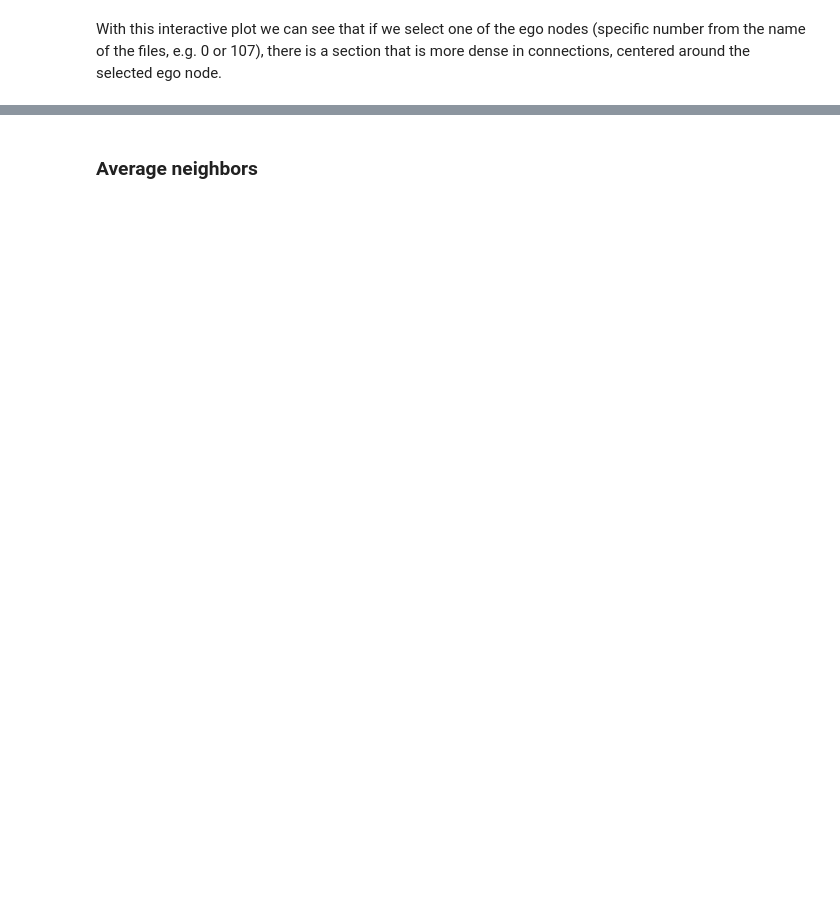
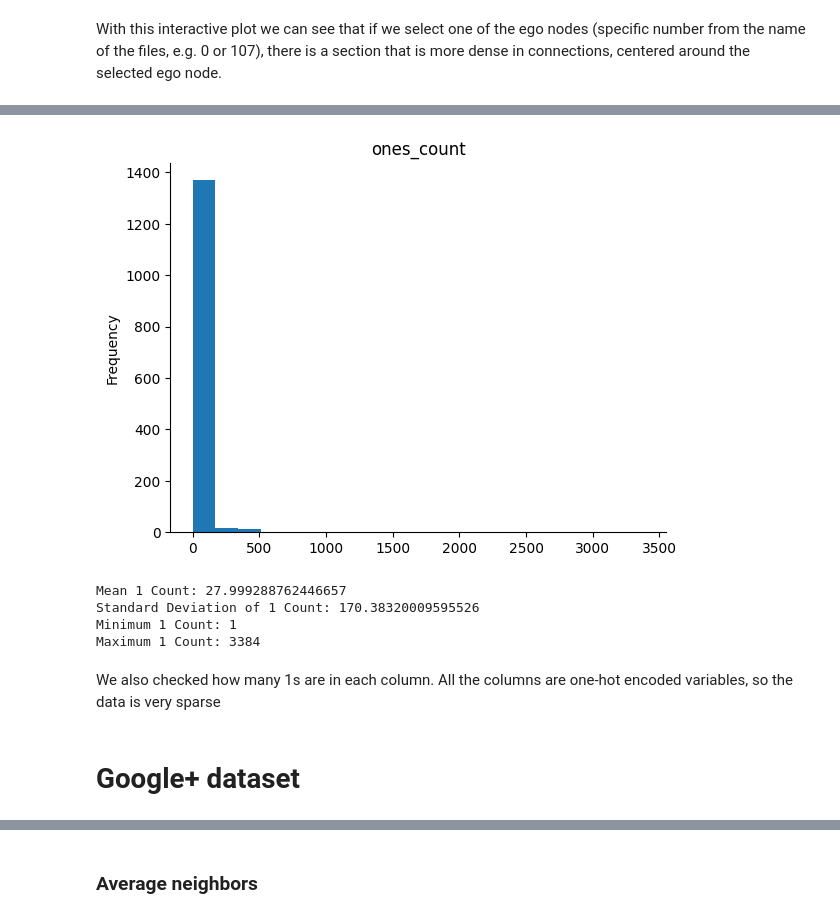
Before and after one commit to dszarvas/coNNect, a Jupyter notebook: coNNect.ipynb, the cells around one changed output, grey strips where cells are left out. Cells and saved outputs as stored; diff of their text form; code cells hidden in the pictures; blank space fills up the shorter version.

```diff
--- a/coNNect.ipynb
+++ b/coNNect.ipynb
@@ -247,0 +541,28 @@ With this interactive plot we can see that if we select one of the ego nodes (sp
+# %%
+# @title ones_count
+
+from matplotlib import pyplot as plt
+column_ones_count['ones_count'].plot(kind='hist', bins=20, title='ones_count')
+plt.gca().spines[['top', 'right',]].set_visible(False)
+# %% [output]
+[figure, added]
+# %%
+mean_neighbor_count = column_ones_count_fb['ones_count'].mean()
+std_neighbor_count = column_ones_count_fb['ones_count'].std()
+min_neighbor_count = column_ones_count_fb['ones_count'].min()
+max_neighbor_count = column_ones_count_fb['ones_count'].max()
+
+
+print(f"Mean 1 Count: {mean_neighbor_count}")
+print(f"Standard Deviation of 1 Count: {std_neighbor_count}")
+print(f"Minimum 1 Count: {min_neighbor_count}")
+print(f"Maximum 1 Count: {max_neighbor_count}")
+# %% [output]
+Mean 1 Count: 27.999288762446657
+Standard Deviation of 1 Count: 170.38320009595526
+Minimum 1 Count: 1
+Maximum 1 Count: 3384
+# %% [markdown]
+We also checked how many 1s are in each column. All the columns are one-hot encoded variables, so the data is very sparse
+# %% [markdown]
+# Google+ dataset
```
Also changed, not shown: parts of 73 cells of this notebook.
